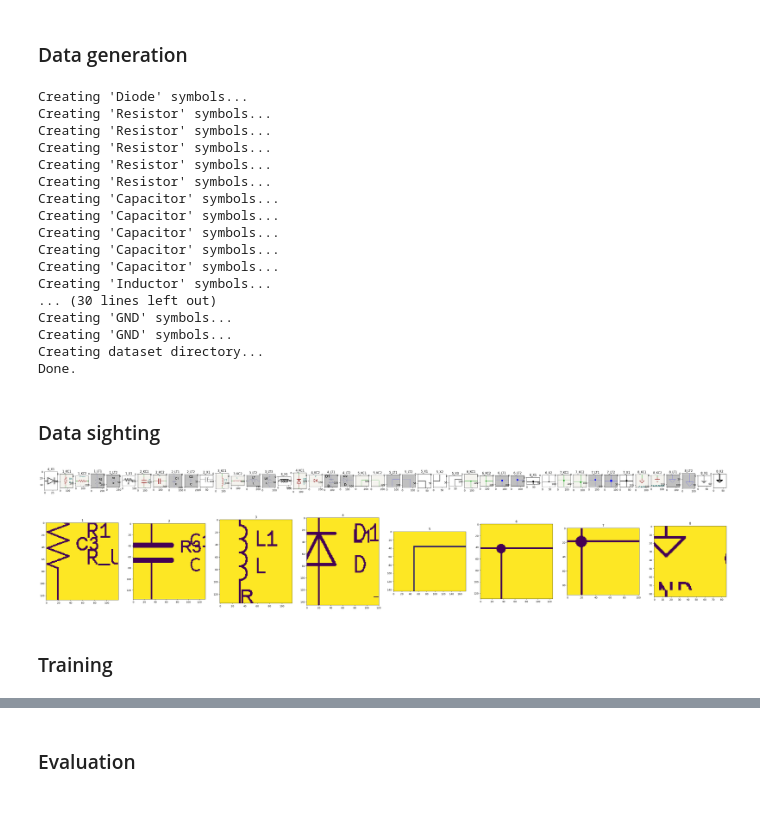
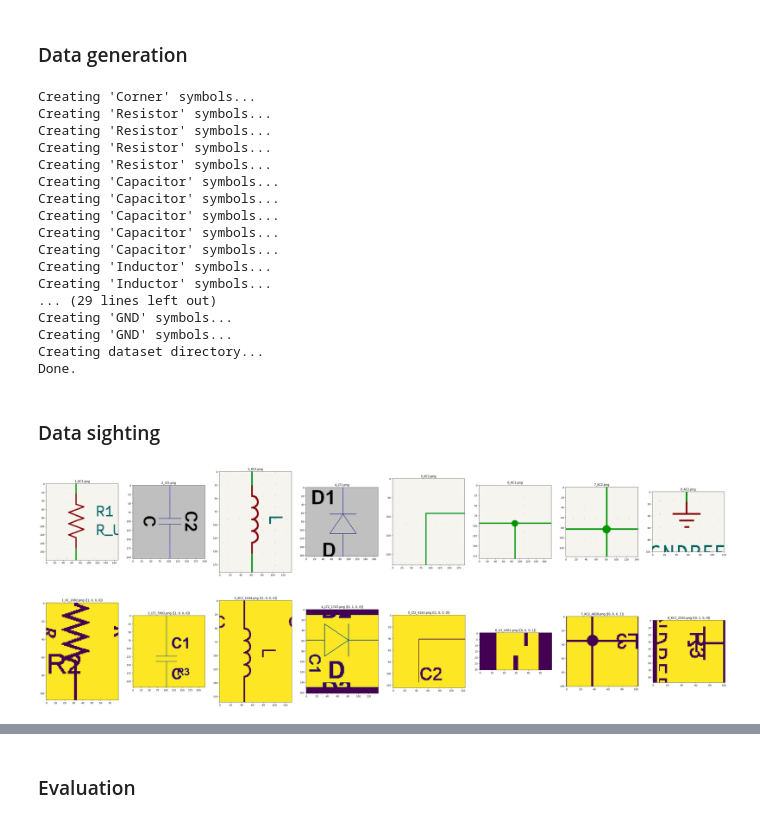
Before and after one commit to jake-is-ESD-protected/SPICEnet, a Jupyter notebook: SPICEnet.ipynb, the cells around one changed output, grey strips where cells are left out. Cells and saved outputs as stored; diff of their text form; code cells hidden in the pictures.

```diff
--- a/SPICEnet.ipynb
+++ b/SPICEnet.ipynb
@@ -85,10 +85,10 @@ SPICENET_PARAMS = dict({
     "src_path": "img_src",
     "dataset_path": "dataset",
     "resize": 224,
-    "offset_x": range(-30, 30, 5),
-    "offset_y": range(-30, 30, 5),
-    "rotation": range(0, 180, 90),
-    "zoom": range(100, 110, 1),
+    "offset_x": range(-30, 30, 3),
+    "offset_y": range(-30, 30, 3),
+    "rotation": range(0, 360, 90),
+    "zoom": range(100, 105, 1),
     "letter_noise_n": 1,
     "contrast_thresh": 170,
     "train_test_ratio": 0.2,
@@ -104,5 +104,8 @@ SPICENET_PARAMS = dict({
                    "Cross",
                    "GND"]
 })
+
+with open("CLASSLIST.json", 'w') as f:
+    json.dump(dict({"class_list": SPICENET_PARAMS["class_list"]}), f, indent=4)
 # %% [markdown]
 ### Data generation
@@ -172,6 +192,7 @@ os.mkdir(data_dir)
 parts = [p for p in os.listdir(SPICENET_PARAMS["src_path"]) if p.endswith((".png", ".PNG",
                                                                            ".jpg", ".jpeg",
                                                                            ".JPG", ".JPEG"))]
+rotations = dict()
 for part in parts:
     part_path = join(data_dir, part[0])
     if not os.path.exists(part_path):
@@ -179,7 +200,8 @@ for part in parts:
     output_path = join(part_path, os.path.splitext(part)[0] + "_")
     reference_image_path = join(SPICENET_PARAMS["src_path"], part)
     print(f"Creating '{(SPICENET_PARAMS['class_list'])[int(part[0])-1]}' symbols...")
-    create_dataset_from_original(reference_image_path, output_path)
+    part_rotations = create_dataset_from_original(reference_image_path, output_path)
+    rotations.update(part_rotations)
 
 dataset_path = SPICENET_PARAMS["dataset_path"]
 if os.access(dataset_path, os.F_OK) == True:
@@ -202,13 +224,11 @@ for part in parts:
                         train_path=part_train_path,
                         test_path=part_test_path)
 
-shutil.copytree('./validation', dataset_path+'/valid')
 if SPICENET_PARAMS["only_train_test_split"]:
     shutil.rmtree(data_dir)
 print("Done.")
 # %% [output]
-Creating 'Diode' symbols...
-Creating 'Resistor' symbols...
+Creating 'Corner' symbols...
 Creating 'Resistor' symbols...
 Creating 'Resistor' symbols...
 Creating 'Resistor' symbols...
@@ -219,35 +239,26 @@ Creating 'Capacitor' symbols...
 Creating 'Capacitor' symbols...
 Creating 'Capacitor' symbols...
 Creating 'Inductor' symbols...
-... (30 lines left out)
+Creating 'Inductor' symbols...
+... (29 lines left out)
 Creating 'GND' symbols...
 Creating 'GND' symbols...
 Creating dataset directory...
 Done.
+# %%
+with open(join(SPICENET_PARAMS["dataset_path"], "rotations.json"), 'w') as f:
+    json.dump(rotations, f, indent=4)
 # %% [markdown]
 ### Data sighting
 # %%
-parts = os.listdir(SPICENET_PARAMS["src_path"])
 SPICENET_PARAMS["num_classes"] = len(SPICENET_PARAMS["class_list"])
-fig, axs = plt.subplots(nrows=1, ncols=len(parts), figsize=(50, 50))
+fig, axs = plt.subplots(nrows=1, ncols=SPICENET_PARAMS["num_classes"] , figsize=(50, 50))
 
-for i, part in enumerate(parts):
-    part_symbol = plt.imread(join(SPICENET_PARAMS["src_path"], part))
+for i in range(SPICENET_PARAMS["num_classes"]):
+    parts = [p for p in os.listdir(SPICENET_PARAMS["src_path"]) if p.startswith(f"{i+1}")]
+    example_part = random.choice(parts)
+    part_symbol = plt.imread(join(SPICENET_PARAMS["src_path"], example_part))
     axs[i].imshow(part_symbol)
-    axs[i].title.set_text(os.path.splitext(part)[0])
+    axs[i].title.set_text(f"{example_part}")
 # %% [output]
-[figure, old version]
+[figure, new version]
-# %%
-path = join(SPICENET_PARAMS["dataset_path"], "train")
-parts = [p for p in os.listdir(path) if os.path.isdir(join(path, p))]
-fig, axs = plt.subplots(nrows=1, ncols=len(parts), figsize=(50, 50))
-
-for i, part in enumerate(parts):
-    part_path = join(path, part, os.listdir(join(path, part))[0])
-    part_img = plt.imread(part_path)
-    axs[i].imshow(part_img)
-    axs[i].title.set_text(part)
-# %% [output]
-[figure, removed]
-# %% [markdown]
-### Training
@@ -257,0 +265,14 @@ data_generator = ImageDataGenerator(
+# %%
+fig, axs = plt.subplots(nrows=1, ncols=SPICENET_PARAMS["num_classes"] , figsize=(50, 50))
+with open(join(SPICENET_PARAMS["dataset_path"], "rotations.json"), 'r') as json_file:
+    rotations = json.load(json_file)
+
+for i in range(SPICENET_PARAMS["num_classes"]):
+    folder = join(SPICENET_PARAMS["dataset_path"], "train", f"{i+1}")
+    example_part = random.choice(os.listdir(folder))
+    part_symbol = plt.imread(join(folder, example_part))
+    axs[i].imshow(part_symbol)
+    one_hot = rotations[f"{example_part}"]
+    axs[i].title.set_text(f"{example_part} ({one_hot})")
+# %% [output]
+[figure, added]
```
Also changed, not shown: parts of 27 cells of this notebook.
